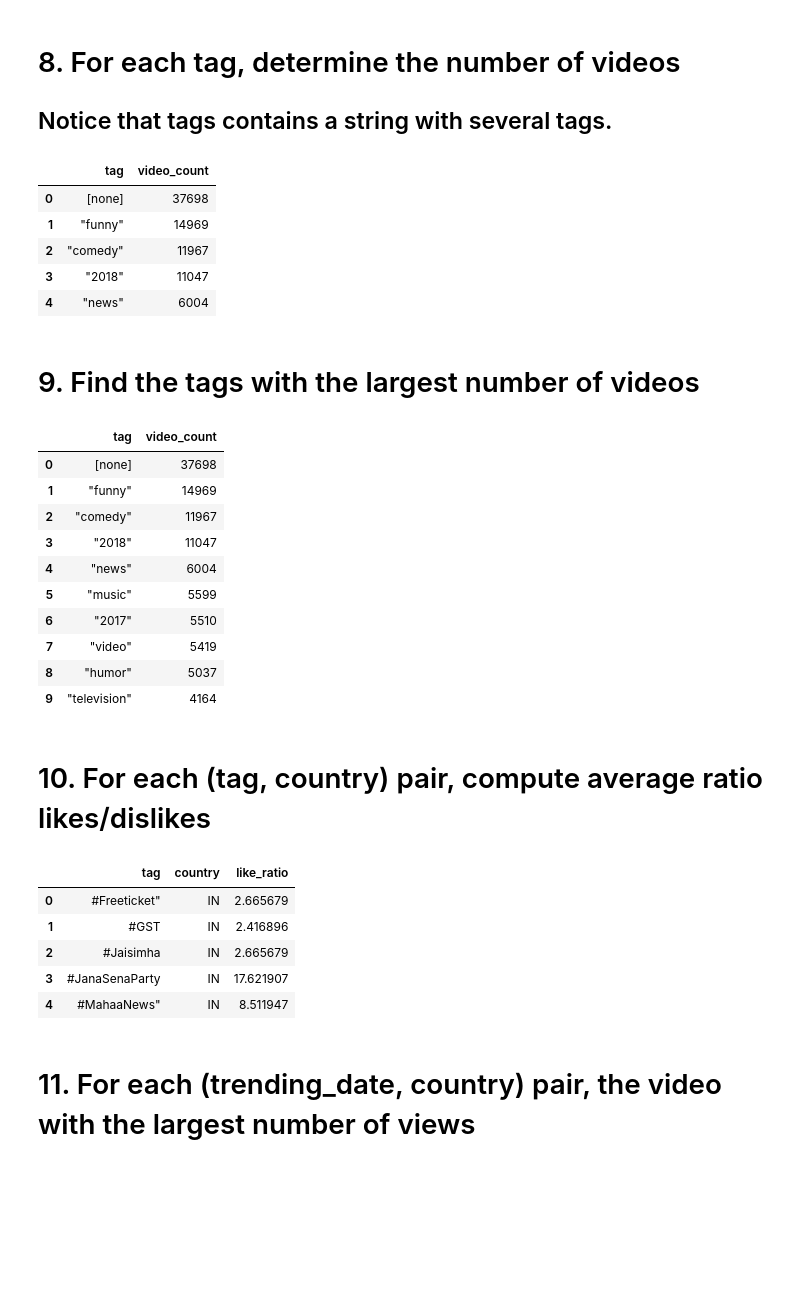
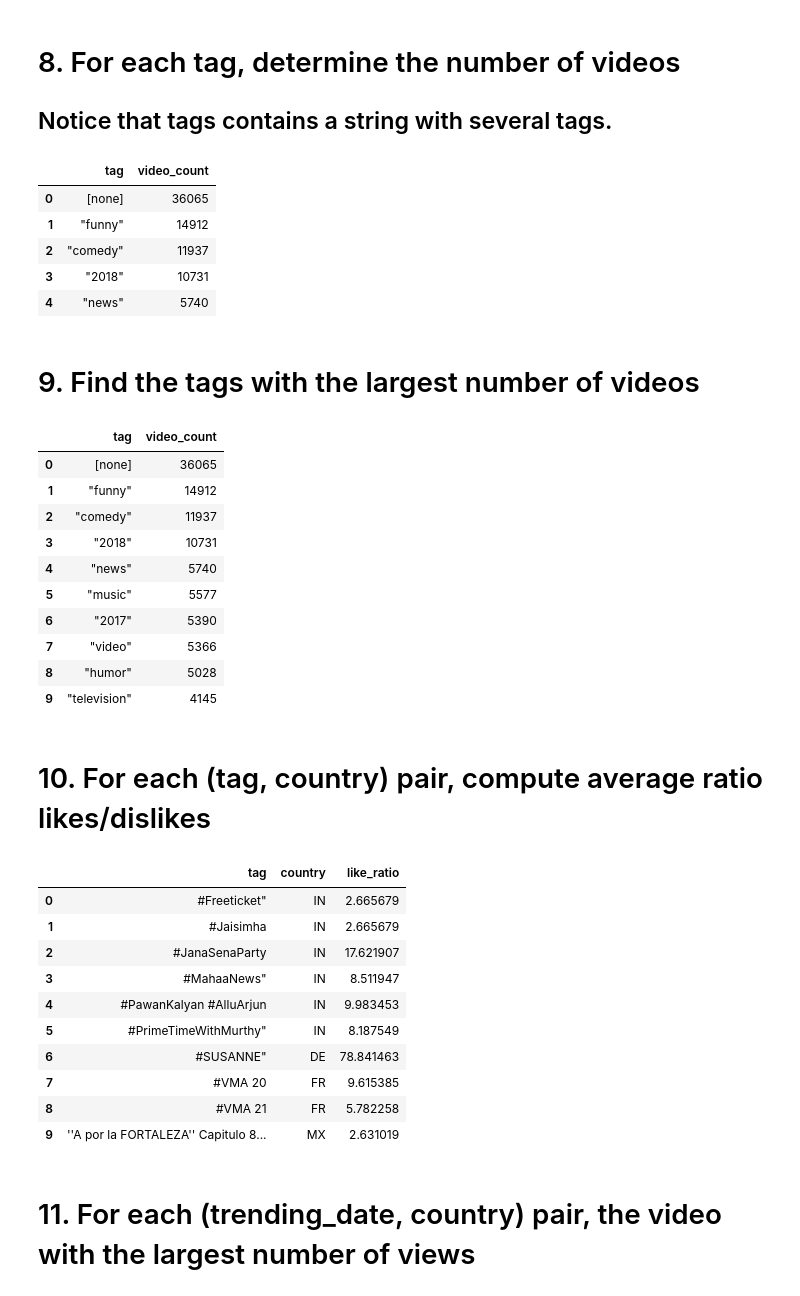
Before and after one commit to Naf-byte/Foundation-Of-Computer-Science, a Jupyter notebook: Notebook/Code File.ipynb, the cells around one changed output. Cells and saved outputs as stored; diff of their text form; code cells hidden in the pictures; blank space fills up the shorter version.

```diff
--- a/Notebook/Code File.ipynb
+++ b/Notebook/Code File.ipynb
@@ -168,9 +183,9 @@ channel_views.head()
 # %%
 # Task 4: Find rows to exclude
 excluded = df[
-    (df["comments_disabled"] == True) |
-    (df["ratings_disabled"] == True) |
-    (df["video_error_or_removed"] == True)
+    (df["comments_disabled"] == "TRUE") |
+    (df["ratings_disabled"] == "TRUE") |
+    (df["video_error_or_removed"] == "TRUE")
 ]
 
 # Show how many rows are excluded
@@ -204,0 +244,7 @@ Name: like_ratio, dtype: object
+# %%
+df["likes"] = pd.to_numeric(df["likes"], errors="coerce")
+df["dislikes"] = pd.to_numeric(df["dislikes"], errors="coerce")
+
+df["like_ratio"] = df["likes"] / df["dislikes"].replace(0, pd.NA)
+
+df.head()
@@ -256,11 +324,11 @@ tag_counts.columns = ["tag", "video_count"]
 tag_counts.head()
 # %% [output]
 |  | tag | video_count |
-| 0 | [none] | 37698 |
-| 1 | "funny" | 14969 |
-| 2 | "comedy" | 11967 |
-| 3 | "2018" | 11047 |
-| 4 | "news" | 6004 |
+| 0 | [none] | 36065 |
+| 1 | "funny" | 14912 |
+| 2 | "comedy" | 11937 |
+| 3 | "2018" | 10731 |
+| 4 | "news" | 5740 |
 # %% [markdown]
 # 9. Find the tags with the largest number of videos
 # %%
@@ -270,31 +338,36 @@ top_tags = tag_counts.sort_values("video_count", ascending=False)
 top_tags.head(10)
 # %% [output]
 |  | tag | video_count |
-| 0 | [none] | 37698 |
-| 1 | "funny" | 14969 |
-| 2 | "comedy" | 11967 |
-| 3 | "2018" | 11047 |
-| 4 | "news" | 6004 |
-| 5 | "music" | 5599 |
-| 6 | "2017" | 5510 |
-| 7 | "video" | 5419 |
-| 8 | "humor" | 5037 |
-| 9 | "television" | 4164 |
+| 0 | [none] | 36065 |
+| 1 | "funny" | 14912 |
+| 2 | "comedy" | 11937 |
+| 3 | "2018" | 10731 |
+| 4 | "news" | 5740 |
+| 5 | "music" | 5577 |
+| 6 | "2017" | 5390 |
+| 7 | "video" | 5366 |
+| 8 | "humor" | 5028 |
+| 9 | "television" | 4145 |
 # %% [markdown]
 # 10. For each (tag, country) pair, compute average ratio likes/dislikes
 # %%
 # Task 10: For each (tag, country) pair, compute average like_ratio
 
 tag_country_ratio = df_tags.groupby(["tag", "country"])["like_ratio"].mean().reset_index()
 
-tag_country_ratio.head()
+tag_country_ratio.head(10)
 # %% [output]
 |  | tag | country | like_ratio |
 | 0 | #Freeticket" | IN | 2.665679 |
-| 1 | #GST | IN | 2.416896 |
-| 2 | #Jaisimha | IN | 2.665679 |
-| 3 | #JanaSenaParty | IN | 17.621907 |
-| 4 | #MahaaNews" | IN | 8.511947 |
+| 1 | #Jaisimha | IN | 2.665679 |
+| 2 | #JanaSenaParty | IN | 17.621907 |
+| 3 | #MahaaNews" | IN | 8.511947 |
+| 4 | #PawanKalyan #AlluArjun | IN | 9.983453 |
+| 5 | #PrimeTimeWithMurthy" | IN | 8.187549 |
+| 6 | #SUSANNE" | DE | 78.841463 |
+| 7 | #VMA 20 | FR | 9.615385 |
+| 8 | #VMA 21 | FR | 5.782258 |
+| 9 | ''A por la FORTALEZA'' Capitulo 8... | MX | 2.631019 |
 # %% [markdown]
 # 11. For each (trending_date, country) pair, the video with the largest number of views
 # %%
```
Also changed, not shown: parts of 14 cells of this notebook.
